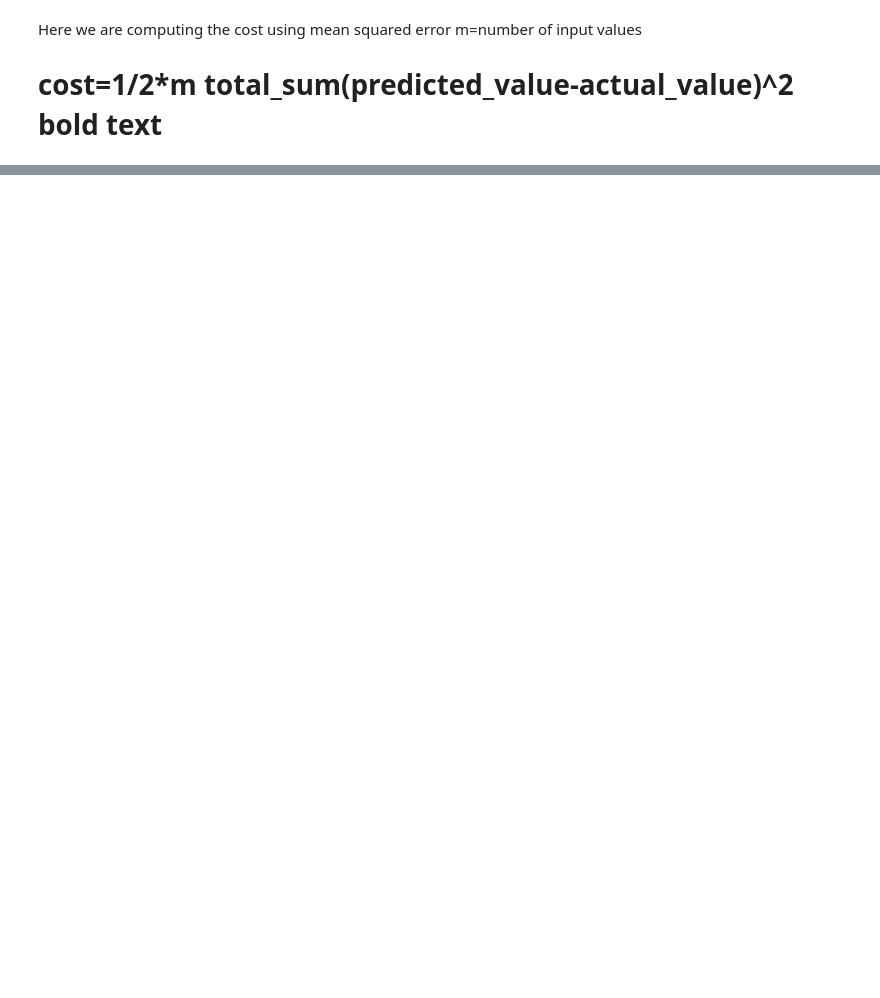
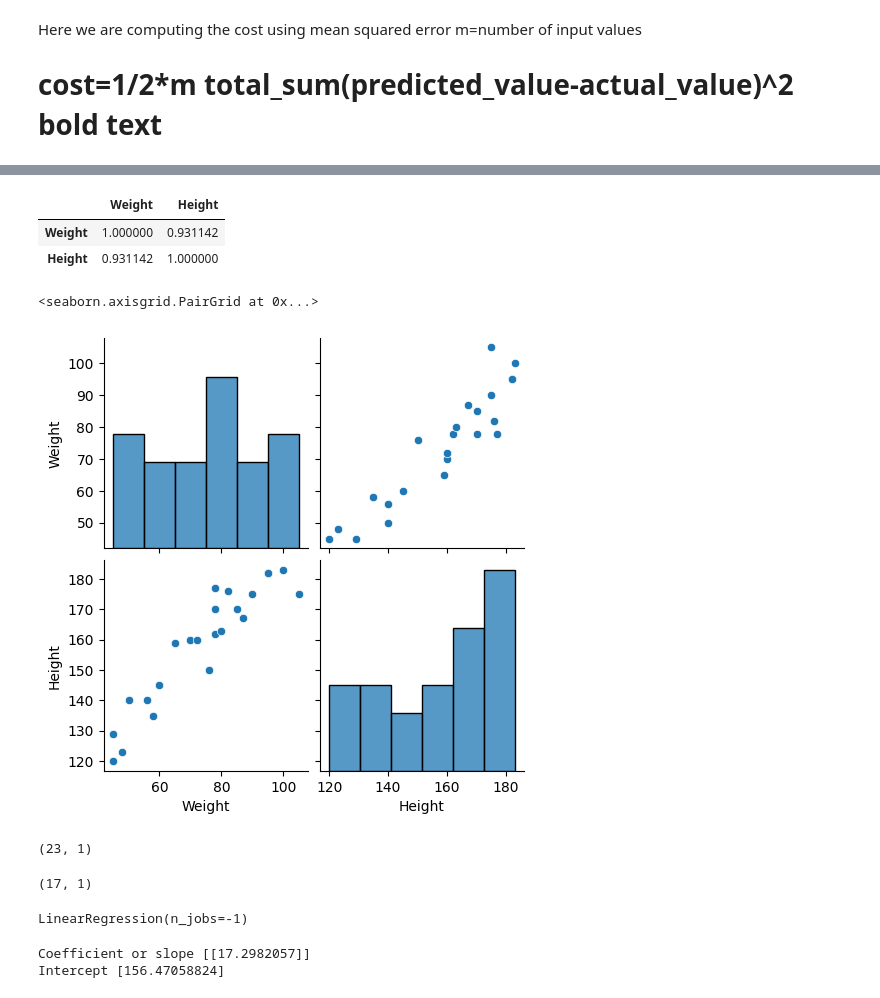
Before and after one commit to Rajikshank/ML_files, a Jupyter notebook: linear_regression_practice.ipynb, the cells around one changed output, grey strips where cells are left out. Drawn from its saved outputs; the diff is of its cells as text; code cells hidden in the pictures; blank space fills up the shorter version.

Commit message:
linear regression with single feature

```diff
--- a/linear_regression_practice.ipynb
+++ b/linear_regression_practice.ipynb
@@ -75,0 +159,14 @@ def predict(x,w,b):
+# %%
+#correlation
+df.corr()
+# %% [output]
+|  | Weight | Height |
+| Weight | 1.000000 | 0.931142 |
+| Height | 0.931142 | 1.000000 |
+# %%
+#seaborn visualization
+import seaborn as sns
+sns.pairplot(df)
+# %% [output]
+<seaborn.axisgrid.PairGrid at 0x...>
+[figure, added]
@@ -75,0 +177,13 @@ def predict(x,w,b):
+# %%
+x_series=df["Weight"]
+np.array(x).shape
+# %% [output]
+(23, 1)
+# %%
+#train test split
+from sklearn.model_selection import train_test_split
+
+x_train,x_test,y_train,y_test=train_test_split(x,y,test_size=0.25,random_state=42)
+x_train.shape
+# %% [output]
+(17, 1)
@@ -75,0 +197,16 @@ def predict(x,w,b):
+# %%
+## apply linear regression
+
+from sklearn.linear_model import LinearRegression
+
+regression=LinearRegression(n_jobs=-1)
+
+regression.fit(x_train,y_train)
+# %% [output]
+LinearRegression(n_jobs=-1)
+# %%
+print("Coefficient or slope",regression.coef_)
+print("Intercept",regression.intercept_)
+# %% [output]
+Coefficient or slope [[17.2982057]]
+Intercept [156.47058824]
```
Also changed, not shown: parts of 23 cells of this notebook.
